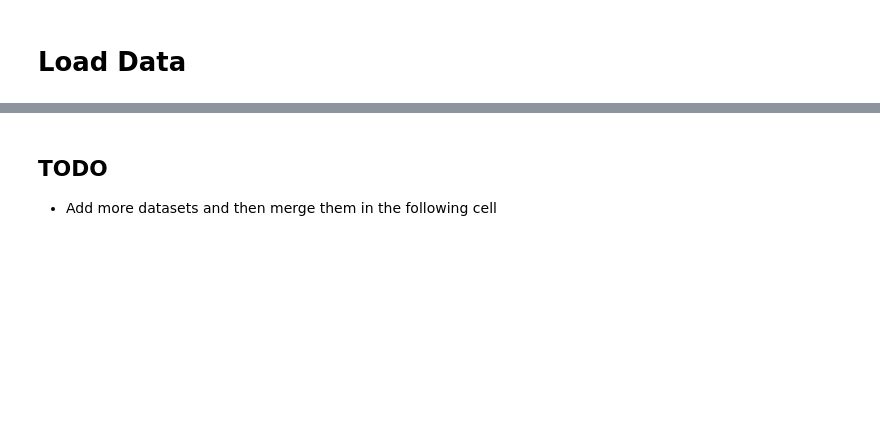
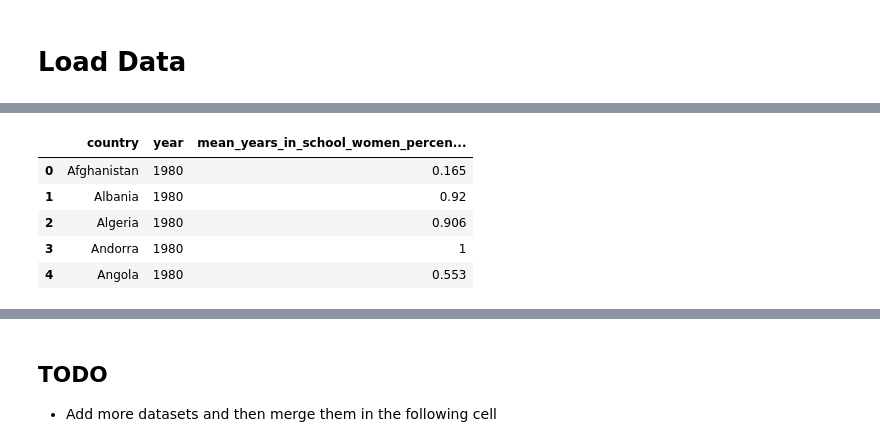
Before and after one commit to jku-icg-classroom/va-project-2020-group-n-1, a Jupyter notebook: trial1.ipynb, the cells around one changed output, grey strips where cells are left out. Cells and saved outputs as stored; diff of their text form; code cells hidden in the pictures; blank space fills up the shorter version.

Commit message:
data loading - additional datasets

```diff
--- a/trial1.ipynb
+++ b/trial1.ipynb
@@ -107,0 +108,14 @@ mean_years_in_school_women_percent_men_25_to_34_years.head()
+# %%
+average_age_of_dollar_billionaires_years = loadSingleDataset('data/average_age_of_dollar_billionaires_years.csv',
+                               FROM_YEAR, TO_YEAR,
+                               ['country'],
+                               'year',
+                               'average_age_of_dollar_billionaires_years')
+mean_years_in_school_women_percent_men_25_to_34_years.head()
+# %% [output]
+|  | country | year | mean_years_in_school_women_percen... |
+| 0 | Afghanistan | 1980 | 0.165 |
+| 1 | Albania | 1980 | 0.92 |
+| 2 | Algeria | 1980 | 0.906 |
+| 3 | Andorra | 1980 | 1 |
+| 4 | Angola | 1980 | 0.553 |
```
Also changed, not shown: parts of 12 cells of this notebook, 5 other files.
